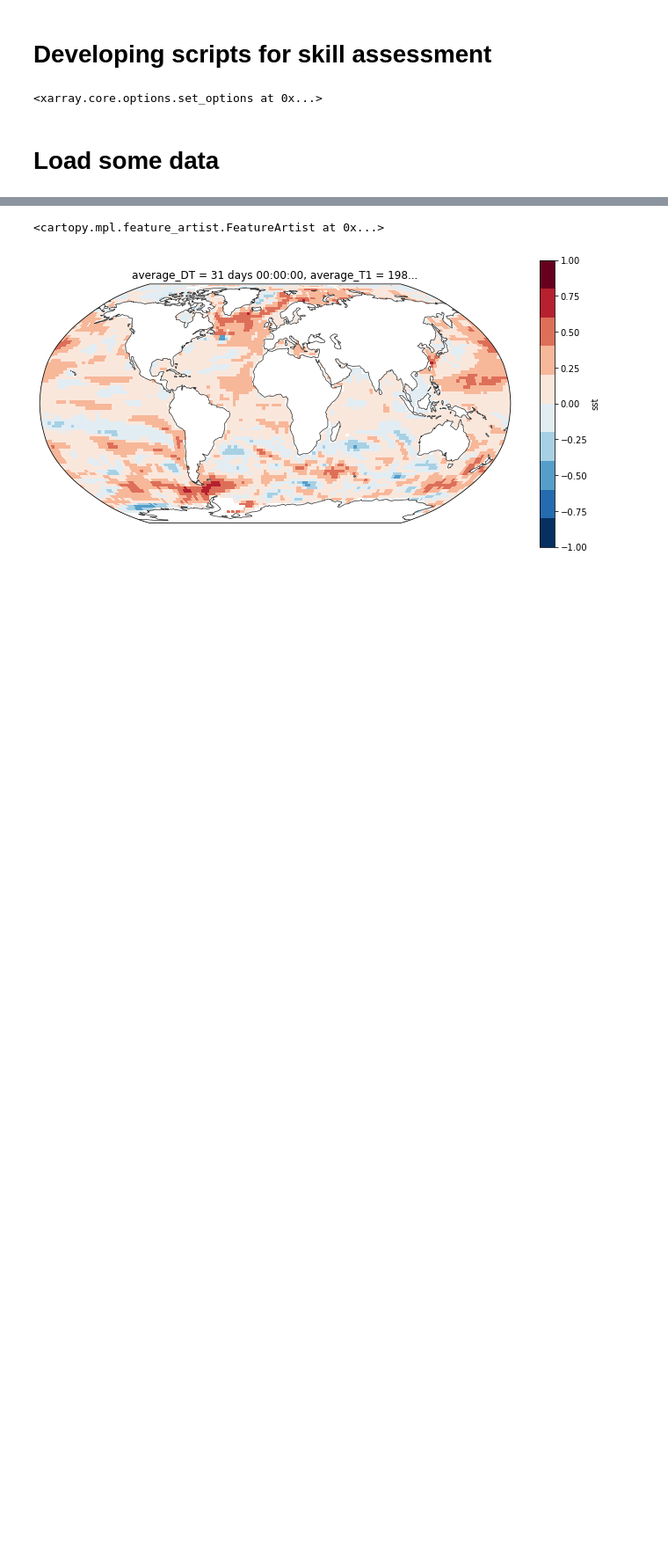
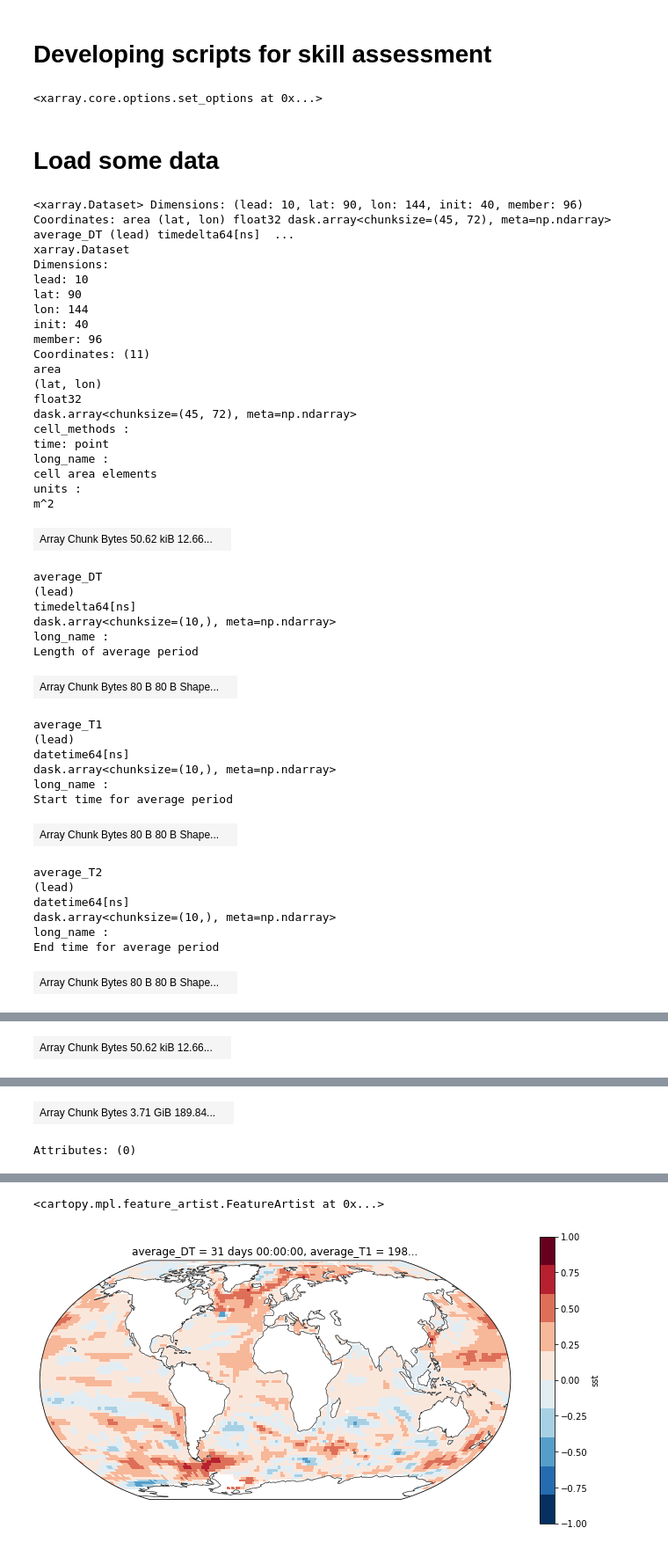
Before and after one commit to dougiesquire/CAFE-f6_documentation, a Jupyter notebook: notebooks/exploratory/verify.ipynb, the cells around one changed output, grey strips where cells are left out. Shown at 88% size. Drawn from its saved outputs; the diff is of its cells as text; code cells hidden in the pictures; blank space fills up the shorter version.

Commit message:
bootstrapping takes multiple objects

```diff
--- a/notebooks/exploratory/verify.ipynb
+++ b/notebooks/exploratory/verify.ipynb
@@ -137,3 +137,47 @@ can_msss = calculate_metric(hcst.mean("member"), obsv, hist.mean("member"), metr
 can_ri = calculate_metric(
     hcst.mean("member"), obsv, hist.mean("member"), metric=acc_initialised
 )
+# %%
+bootstrap(hcst, dim=["init", "member"])
+# %% [output]
+<xarray.Dataset> Dimensions: (lead: 10, lat: 90, lon: 144, init: 40, member: 96) Coordinates: area (lat, lon) float32 dask.array<chunksize=(45, 72), meta=np.ndarray> average_DT (lead) timedelta64[ns]  ...
+xarray.Dataset
+Dimensions:
+lead: 10
+lat: 90
+lon: 144
+init: 40
+member: 96
+Coordinates: (11)
+area
+(lat, lon)
+float32
+dask.array<chunksize=(45, 72), meta=np.ndarray>
+cell_methods :
+time: point
+long_name :
+cell area elements
+units :
+m^2
+| Array Chunk Bytes 50.62 kiB 12.66... |  |
+average_DT
+(lead)
+timedelta64[ns]
+dask.array<chunksize=(10,), meta=np.ndarray>
+long_name :
+Length of average period
+| Array Chunk Bytes 80 B 80 B Shape... |  |
+average_T1
+(lead)
+datetime64[ns]
+dask.array<chunksize=(10,), meta=np.ndarray>
+long_name :
+Start time for average period
+| Array Chunk Bytes 80 B 80 B Shape... |  |
+average_T2
+(lead)
+datetime64[ns]
+dask.array<chunksize=(10,), meta=np.ndarray>
+long_name :
+End time for average period
+| Array Chunk Bytes 80 B 80 B Shape... |  |
@@ -139,0 +201 @@ can_ri = calculate_metric(
+| Array Chunk Bytes 50.62 kiB 12.66... |  |
@@ -139,0 +219,2 @@ can_ri = calculate_metric(
+| Array Chunk Bytes 3.71 GiB 189.84... |  |
+Attributes: (0)
```
Also changed, not shown: parts of 8 cells of this notebook.
